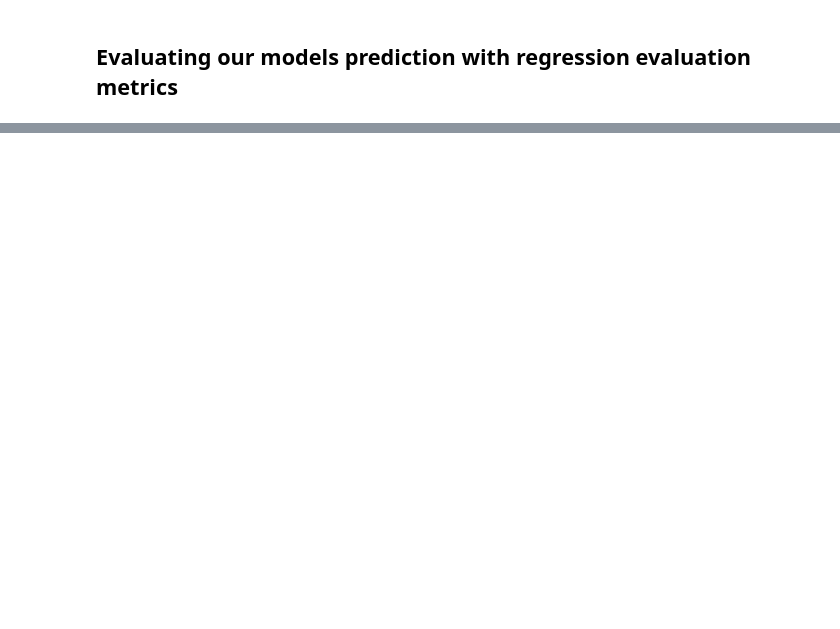
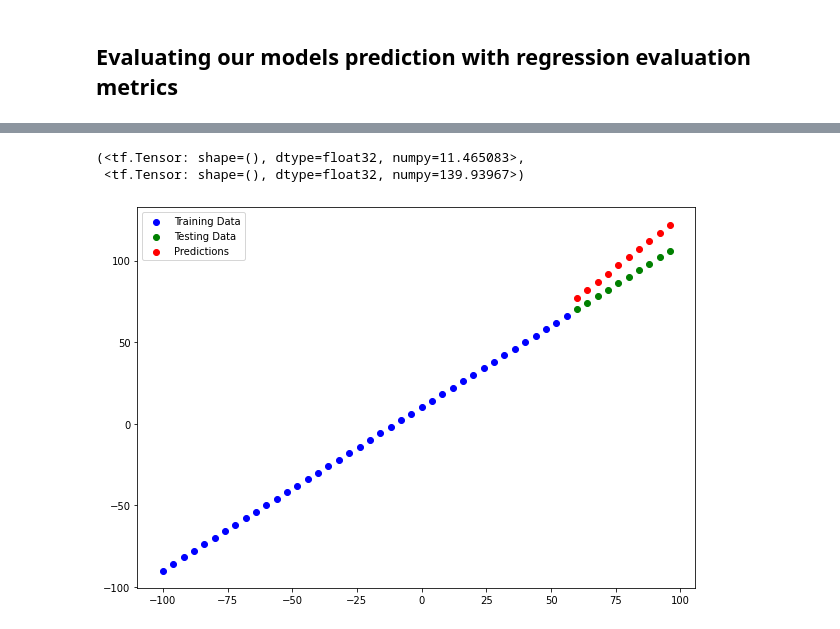
Before and after one commit to hrushikute/DataAnalytics, a Jupyter notebook: 01_neural_ntewrok_regression_with_tensorflow.ipynb, the cells around one changed output, grey strips where cells are left out. Saved outputs shown, nothing was run; the diff lists cells and outputs as text; code cells hidden in the pictures; blank space fills up the shorter version.

```diff
--- a/01_neural_ntewrok_regression_with_tensorflow.ipynb
+++ b/01_neural_ntewrok_regression_with_tensorflow.ipynb
@@ -262,0 +276,3 @@ plot_predictions(train_data = X_train,
+# %%
+mae = tf.metrics.mean_absolute_error(y_true=y_test,y_pred=y_pred)
+mae
@@ -262,0 +281,3 @@ plot_predictions(train_data = X_train,
+# %%
+mse = tf.metrics.mean_squared_error(y_true=y_test, y_pred=y_pred)
+mse
@@ -262,0 +288,19 @@ plot_predictions(train_data = X_train,
+# %%
+def mae(y_true, y_pred):
+  return tf.metrics.mean_absolute_error(y_true=y_true,
+                                        y_pred=y_pred)
+def mse(y_true, y_pred):
+  return tf.metrics.mean_squared_error(y_true=y_true, y_pred=y_pred)
+# %%
+# Create a new improvement model with more epochs
+#1.Create model
+model_im_1 = tf.keras.Sequential([
+                                  tf.keras.layers.Dense(50),
+                                  tf.keras.layers.Dense(1)
+],name="model_improvement_1")
+
+model_im_1.compile(loss=tf.keras.losses.mae,
+                   optimizer = tf.keras.optimizers.SGD(),
+                   metrics=["mse"])
+model_im_1.fit(X_train,y_train, epochs=100)
+model_im_1.summary()
@@ -262,0 +325,10 @@ plot_predictions(train_data = X_train,
+# %%
+y_pred_model_im_1 = model_im_1.predict(X_test)
+plot_predictions(predictions=y_pred_model_im_1)
+mae_im1 = mae(y_test,y_pred=tf.squeeze(y_pred_model_im_1))
+mse_im1 = mse(y_test,y_pred=tf.squeeze(y_pred_model_im_1))
+mae_im1,mse_im1
+# %% [output]
+(<tf.Tensor: shape=(), dtype=float32, numpy=11.465083>,
+ <tf.Tensor: shape=(), dtype=float32, numpy=139.93967>)
+[figure, added]
```
Also changed, not shown: parts of 14 cells of this notebook.
